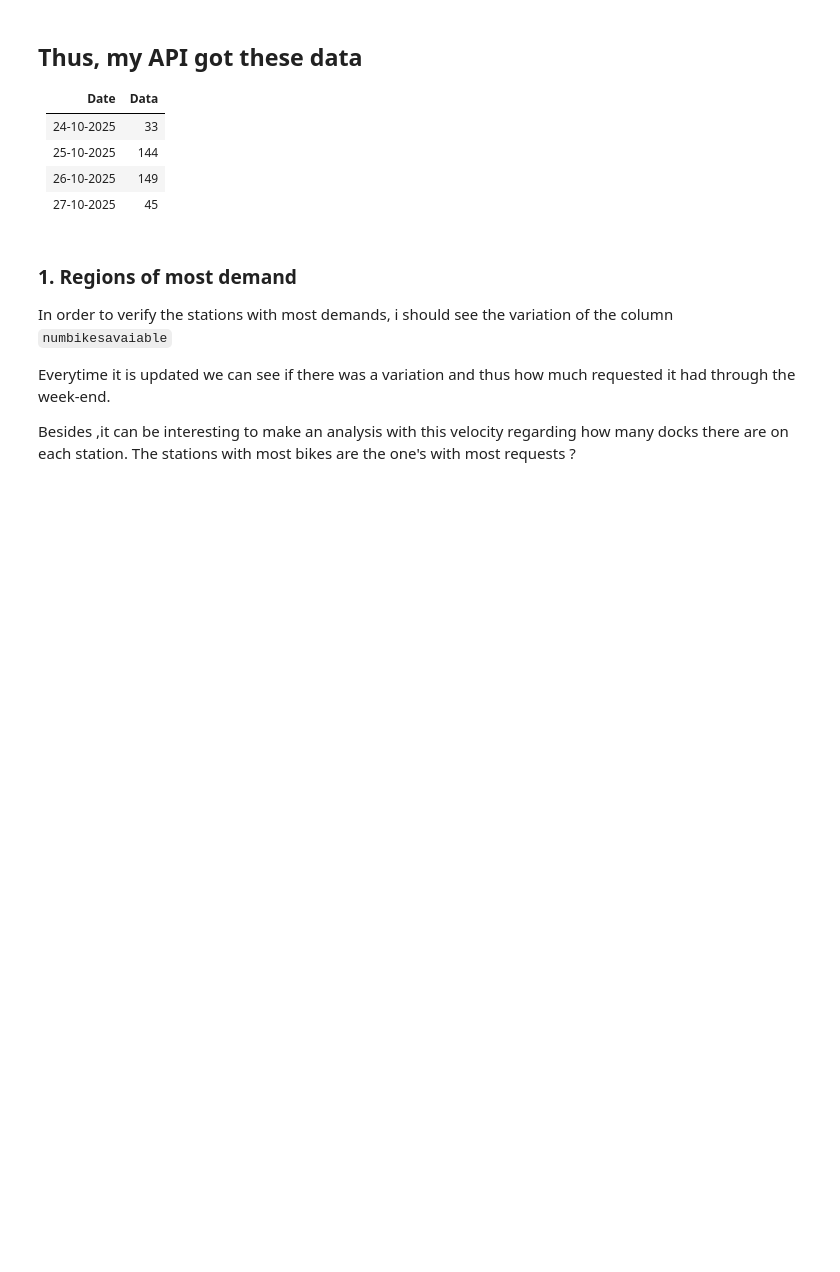
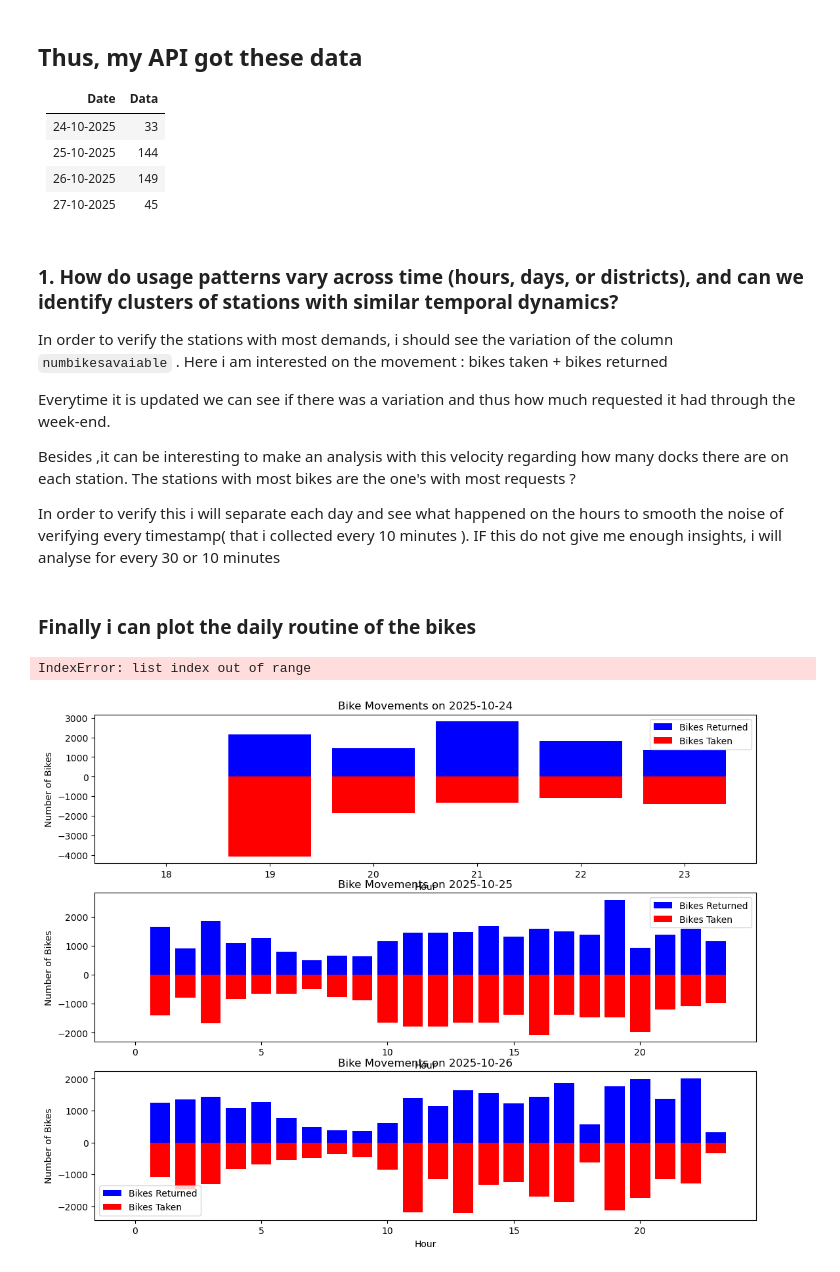
Before and after one commit to victorhrls/Velib, a Jupyter notebook: VelibAnalysis.ipynb, the cells around one changed output. Cells and saved outputs as stored; diff of their text form; code cells hidden in the pictures; blank space fills up the shorter version.

```diff
--- a/VelibAnalysis.ipynb
+++ b/VelibAnalysis.ipynb
@@ -230,11 +250,15 @@ tabela_pivot
 | 26-10-2025 | 149   |
 | 27-10-2025 | 45    |
 # %% [markdown]
-### 1. Regions of most demand
+### 1. How do usage patterns vary across time (hours, days, or districts), and can we identify clusters of stations with similar temporal dynamics?
 
-In order to verify the stations with most demands, i should see the variation of the column `numbikesavaiable`
+In order to verify the stations with most demands, i should see the variation of the column `numbikesavaiable` . Here i am interested on the movement : bikes taken + bikes returned
 
 Everytime it is updated we can see if there was a variation and thus how much requested it had through the week-end.
 
 Besides ,it can be interesting to make an analysis with this velocity regarding how many docks there are on each station.
 The stations with most bikes are the one's with most requests ?
+
+
+In order to verify this i will separate each day and see what happened on the hours to smooth the noise of verifying every timestamp( that i collected every 10 minutes ).
+IF this do not give me enough insights, i will analyse for every 30 or 10 minutes
@@ -240,0 +304,44 @@ The stations with most bikes are the one's with most requests ?
+# %% [markdown]
+### Finally i can plot the daily routine of the bikes
+# %%
+# 1. Create figure and axis to subplotes
+
+fig = plt.figure(figsize = (13,10))
+ax1 = fig.add_subplot(3,1,1)
+ax2 = fig.add_subplot(3,1,2)
+ax3 = fig.add_subplot(3,1,3)
+
+# 2. Get the days from my data
+
+
+days = agg_hourly['date'].unique()
+
+for i,day in enumerate(days):
+    # I accessed the day and need to pull the data of the day
+    data_day = agg_hourly[agg_hourly['date'] == day ]
+
+    ax = [ax1,ax2,ax3][i] #access to the ax i
+
+    # Plot positive bars
+    ax.bar(data_day['hour'], data_day['bikes_returned'] , color = 'blue', label = 'Bikes Returned')
+
+    # Plot negative bars
+    ax.bar(data_day['hour'], data_day['bikes_taken'] , color = 'red', label = 'Bikes Taken')
+
+    # total movement
+
+    ax.set_title(f'Bike Movements on {day}')
+    ax.set_xlabel('Hour')
+    ax.set_ylabel('Number of Bikes')
+    ax.legend()
+
+
+# Avoid overlap and plot
+
+fig.tight_layout()
+plt.show()
+
+fig.savefig()
+# %% [output]
+IndexError: list index out of range
+[figure, added]
```
Also changed, not shown: parts of 4 cells of this notebook.
